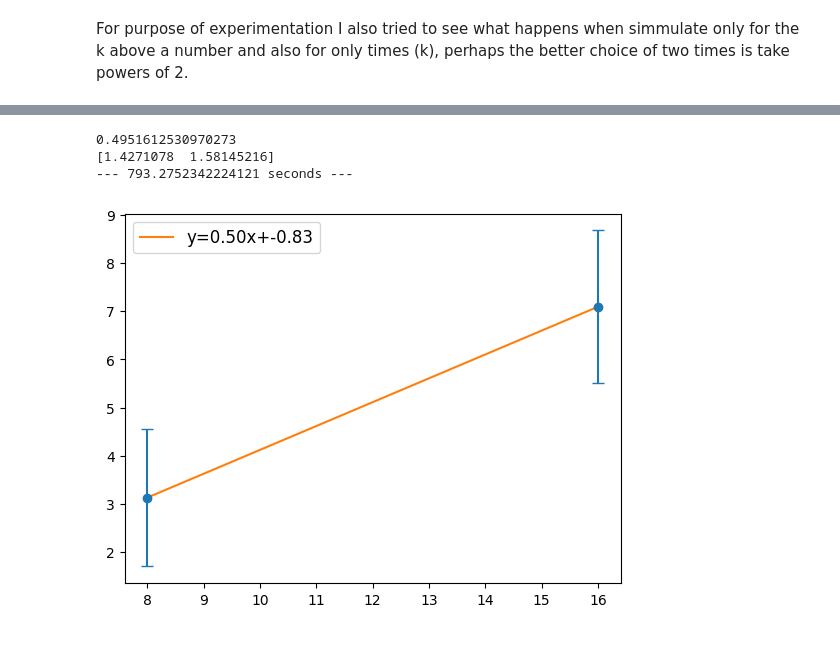
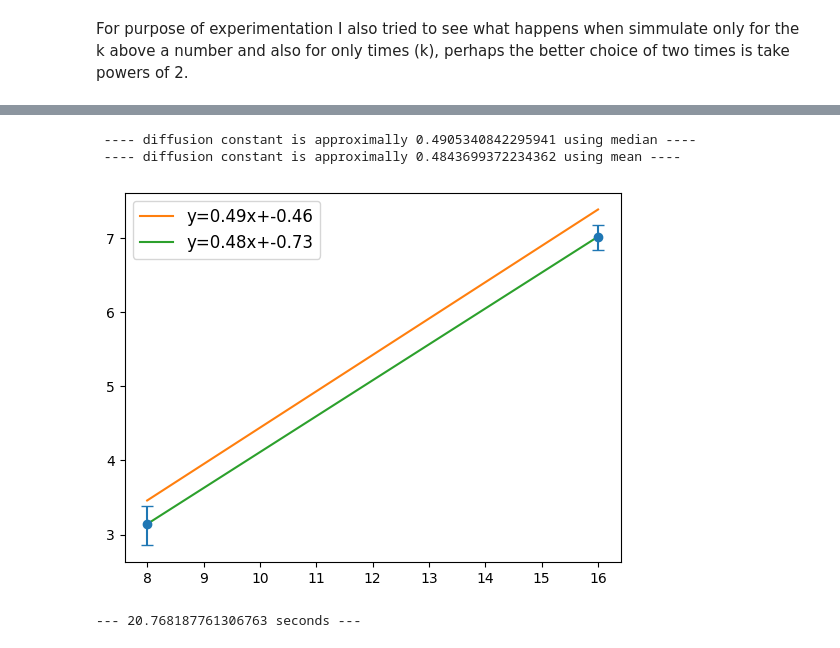
Before and after one commit to IgorSSBarbosa/Random-Walk, a Jupyter notebook: firstTask.ipynb, the cells around one changed output, grey strips where cells are left out. Cells and saved outputs as stored; diff of their text form; code cells hidden in the pictures.

```diff
--- a/firstTask.ipynb
+++ b/firstTask.ipynb
@@ -143,47 +176,67 @@ plt.show()
 # %%
 start_time = time.time()
 
-seed(8)
+seed(1000)
 point2 = 16
 point1 = 8
-numbsimul = 64000
+numbsimul = 1280
 Size = np.linspace(point1,point2, 2)
 
 A = np.zeros((2,numbsimul -1))
 
 # simulations of random walks
 for k in Size:
     n=int(pow(2,k))
     if k==point1:
         l=0
     if k==point2:
         l=1
 
     for j in range(1,numbsimul):
 
         x = 0
 
         for i in range(1,n):
 
             if random()> 0.5:
                 x=x+1
             else:
                 x=x-1
         A[l][j-1]=x
+
 # calculating the linear regression of log map
 absA = np.log(np.abs(A))/np.log(2)
+sortedAbs = np.sort(absA)
 stdA = absA.std(1)
 meanA = absA.mean(1)
-p = np.polyfit(Size,meanA,1)
-print(p[0])
-print(stdA)
-print("--- %s seconds ---" % (time.time() - start_time))
-plt.errorbar(Size,meanA,stdA, linestyle = 'None',capsize=4, marker = 'o')
-plt.plot(Size, p[1]+p[0]*Size, label='y={:.2f}x+{:.2f}'.format(p[0],p[1]))
+median = np.quantile(absA, 0.5 , 1)
+p1 = np.polyfit(Size, median, 1)
+p2 = np.polyfit(Size, meanA, 1)
+
+# calculating the interval of confidence
+alpha = 0.001 # confidence level
+
+lowerboundindex = math.floor(0.5* numbsimul - math.sqrt(0.25*numbsimul)*norm.isf(alpha))
+upperboundindex = math.floor(0.5* numbsimul + math.sqrt(0.25*numbsimul)*norm.isf(alpha))
+lowerboundindex = [lowerboundindex for i in range(2)]
+upperboundindex = [upperboundindex for i in range(2)]
+lowerboundheight = sortedAbs[np.arange(2),lowerboundindex]
+upperboundheight = sortedAbs[np.arange(2),upperboundindex]
+
+errorbar = [np.abs(lowerboundheight-median), np.abs(upperboundheight-median)]
+
+# printing everything
+print(" ---- diffusion constant is approximally %s using median ----" % p1[0])
+print(" ---- diffusion constant is approximally %s using mean ----" % p2[0])
+# print("---- error = %s ----" % (errorbar))
+plt.errorbar(Size,meanA,yerr=errorbar, linestyle = 'None',capsize=4, marker = 'o')
+plt.plot(Size, p1[1]+p1[0]*Size, label='y={:.2f}x+{:.2f}'.format(p1[0],p1[1]))
+plt.plot(Size, p2[1]+p2[0]*Size, label='y={:.2f}x+{:.2f}'.format(p2[0],p2[1]))
 plt.legend(fontsize=12)
 plt.show()
+print("--- %s seconds ---" % (time.time() - start_time))
 # %% [output]
-0.4951612530970273
-[1.4271078  1.58145216]
---- 793.2752342224121 seconds ---
+ ---- diffusion constant is approximally 0.4905340842295941 using median ----
+ ---- diffusion constant is approximally 0.4843699372234362 using mean ----
-[figure, old version]
+[figure, new version]
+--- 20.768187761306763 seconds ---
```
Also changed, not shown: parts of 4 cells of this notebook.
